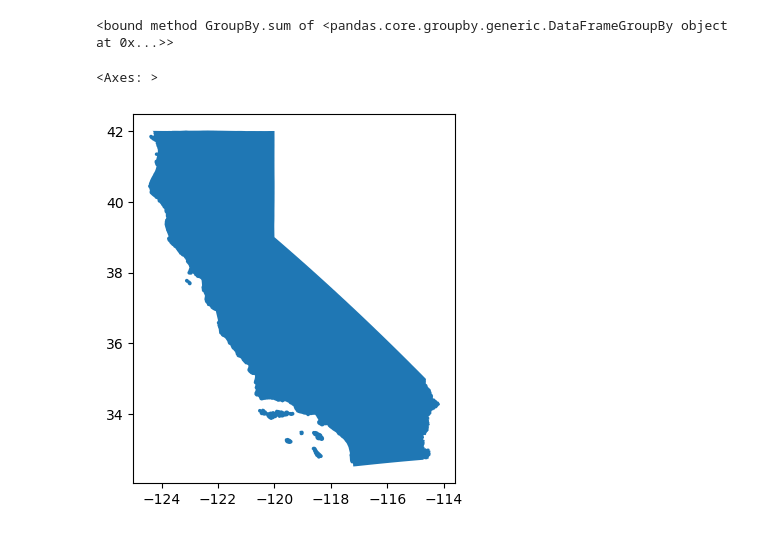
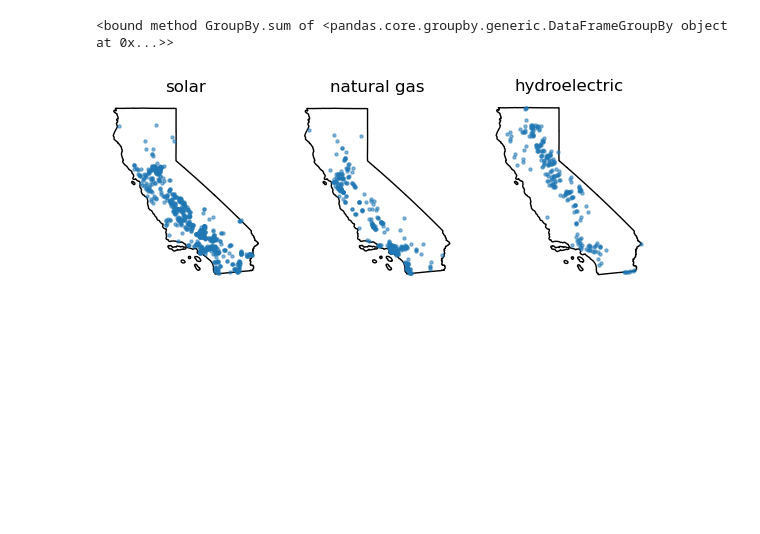
Before and after one commit to IsabellaSegarra/eds220-2025-in-class, a Jupyter notebook: week5-code-streamlining.ipynb, the cells around one changed output. Drawn from its saved outputs; the diff is of its cells as text; code cells hidden in the pictures; blank space fills up the shorter version.

```diff
--- a/week5-code-streamlining.ipynb
+++ b/week5-code-streamlining.ipynb
@@ -356,26 +356,27 @@ ca_power_plants = power_plants[power_plants['state'] == 'California']
 top_sources = ['solar', 'natural gas', 'hydroelectric']
 
 # isolate ca boundary
-ca_boundary = states[states['stusps'] == 'CA']
-
-#
+ca_boundary = states[states['name'] == 'California']
 # %%
 ca_power_plants.groupby('primsource').sum
 # %% [output]
 <bound method GroupBy.sum of <pandas.core.groupby.generic.DataFrameGroupBy object at 0x...>>
-# %%
-ca_boundary.plot()
-# %% [output]
-<Axes: >
-[figure, removed]
 # %%
 # use zip to create the same subplots and avoid redundancy
-fig,axes = plt.subplots(nrows = 1, ncols = 3, figsize = (7,3))
-
-ca_boundary.
+fig,ax = plt.subplots(nrows = 1, ncols = 3, figsize = (7,3))
 
 
-for ax, i in zip(axes,[0,1,2]):
-    ax.set_title(f'This is axis{i}')
+for ax, i in zip(ax,top_sources):
+    ax.set_title(i)
+    ax.axis('off') # Removes axes
+    ca_boundary.plot(ax = ax,
+                     color = 'none',
+                     edgecolor = 'black')
+    ca_power_plants[ca_power_plants['primsource'] == i]. plot(ax = ax,
+                                                              markersize=5,
+                                                              alpha = 0.5)
+
 
 plt.show()
+# %% [output]
+[figure, added]
```
